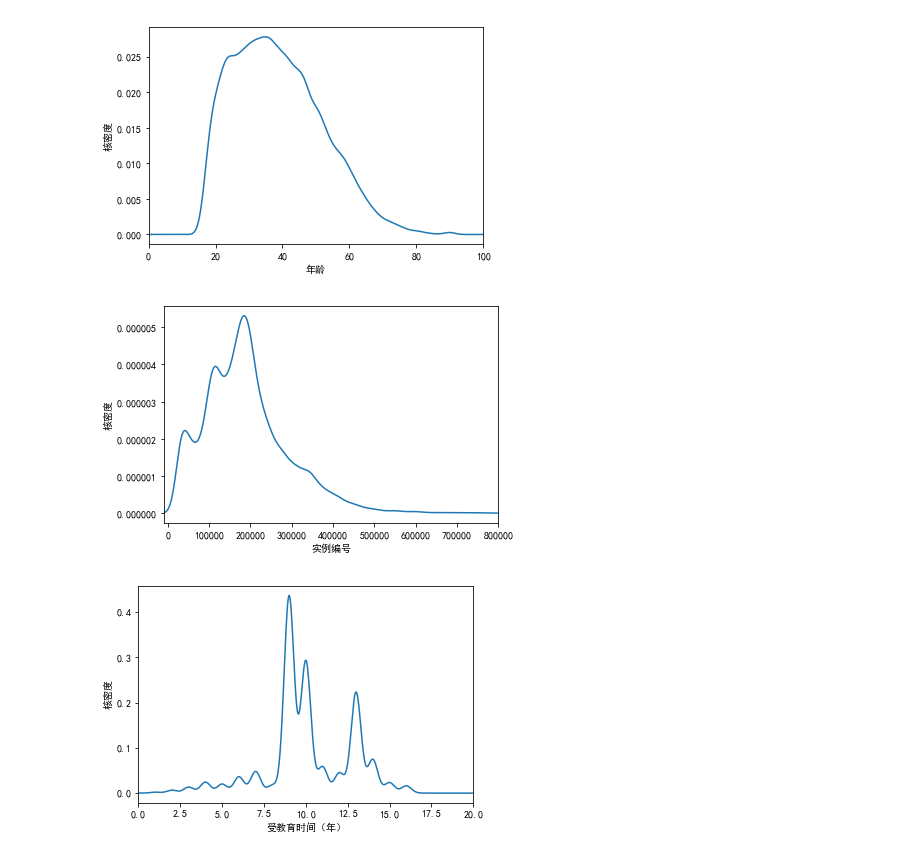
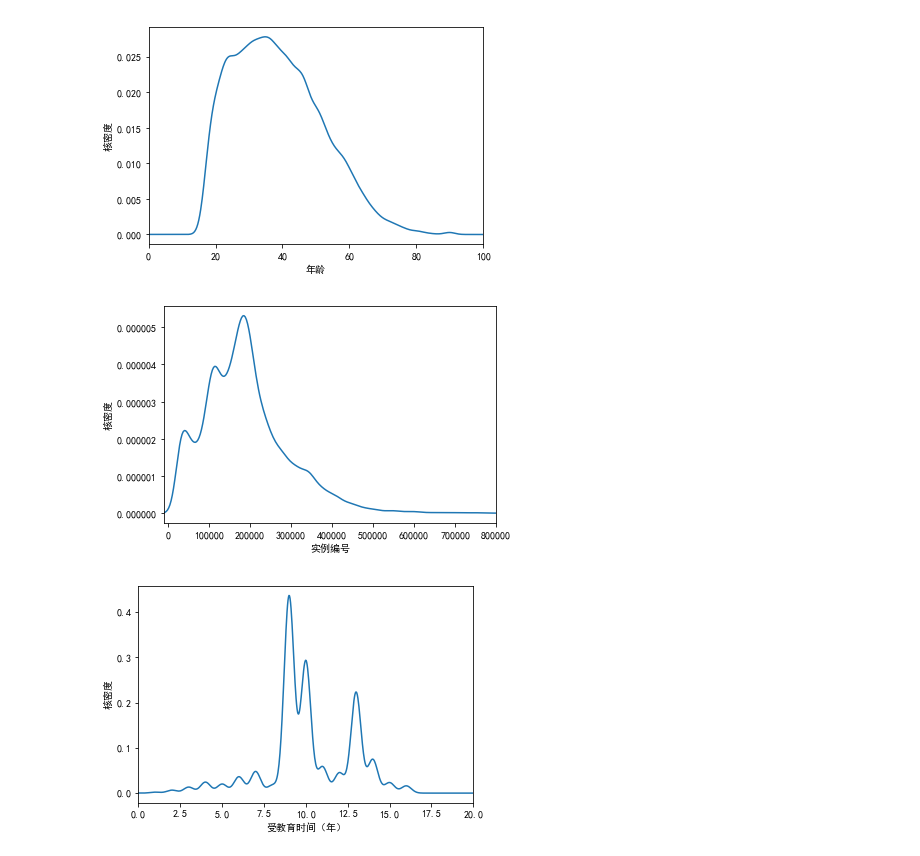
Before and after one commit to shinshiner/CS245-Data-Science, a Jupyter notebook: Adult++/main.ipynb, the cells around one changed output. Cells and saved outputs as stored; diff of their text form; code cells hidden in the pictures.

```diff
--- a/Adult++/main.ipynb
+++ b/Adult++/main.ipynb
@@ -149,15 +149,16 @@ plt.show()
 # %%
 tar_df = num_real_df['fnlwgt']
 plt.figure(figsize=(6, 4))
 tar_df.plot(kind='kde')
 
 plt.xlabel(u'实例编号')
 plt.ylabel(u'核密度')
 plt.xlim((-10000, 800000))
+plt.subplots_adjust(left=0.16, right=0.93)
 plt.savefig('report/img/fnlwgt_dis.pdf')
 plt.show()
 # %% [output]
-[figure, old version]
+[figure, new version]
 # %%
 tar_df = num_real_df['education_num']
 plt.figure(figsize=(6, 4))
```
Also changed, not shown: parts of 5 cells of this notebook, 10 other files.
